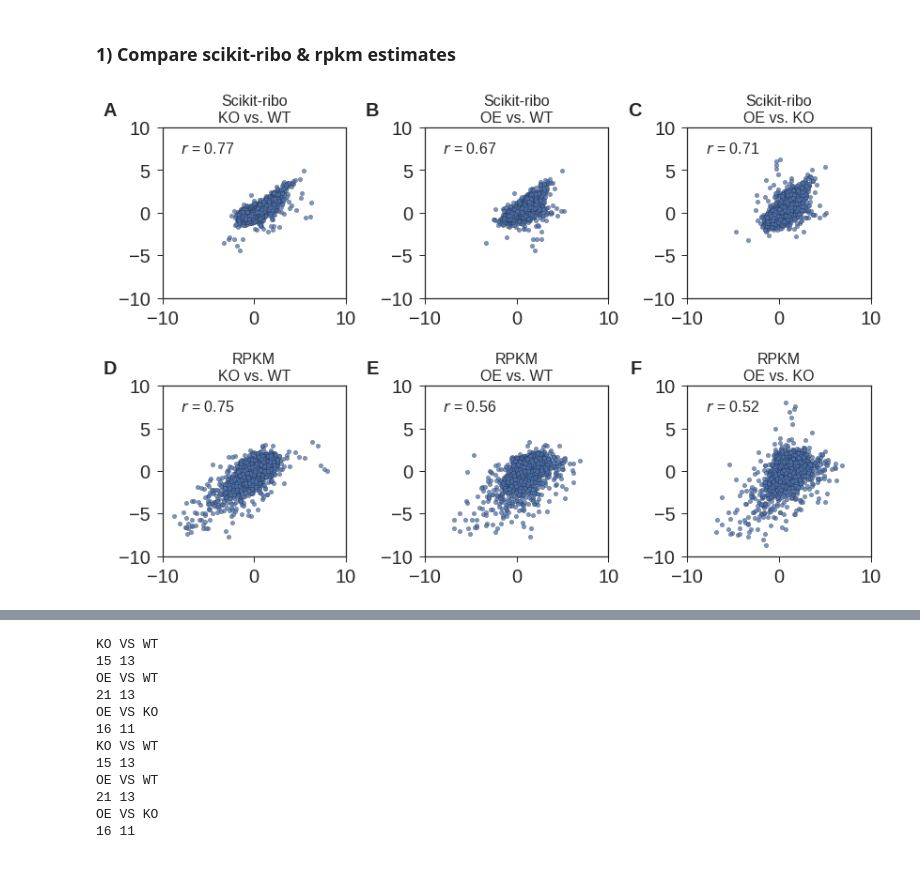
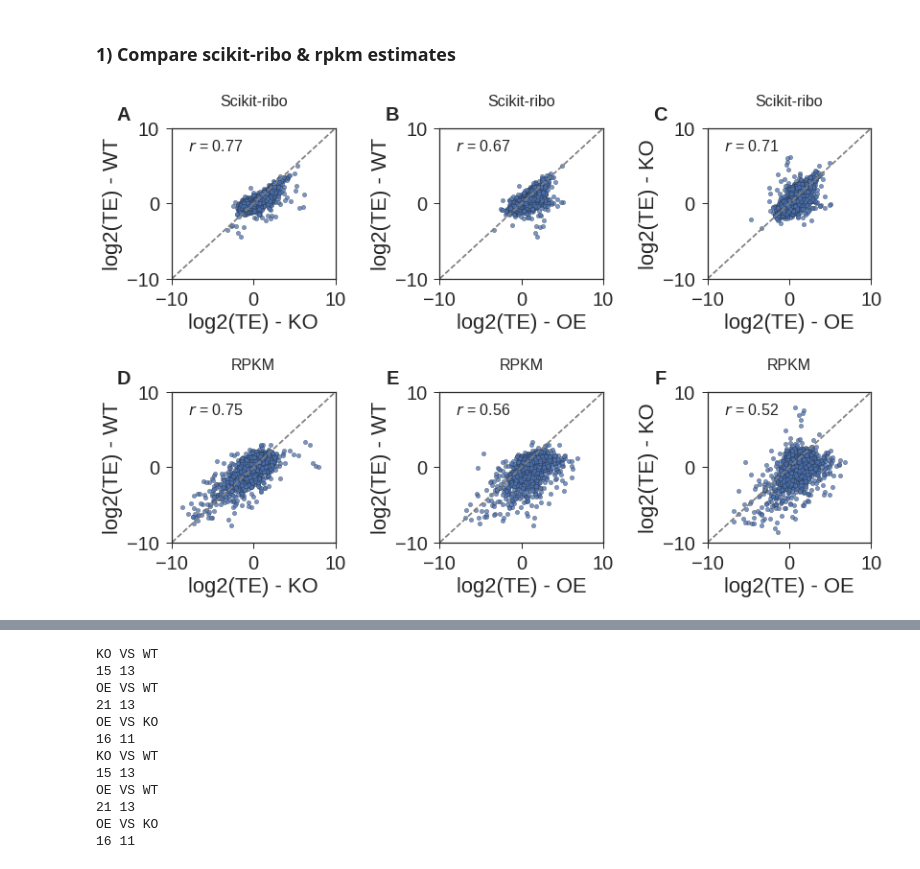
Before and after one commit to schatzlab/scikit-ribo_manuscript, a Jupyter notebook: iPythonNB/Dhh1 analysis.ipynb, the cells around one changed output, grey strips where cells are left out. Drawn from its saved outputs; the diff is of its cells as text; code cells hidden in the pictures.

```diff
--- a/iPythonNB/Dhh1 analysis.ipynb
+++ b/iPythonNB/Dhh1 analysis.ipynb
@@ -93,6 +91,9 @@ for i, label in enumerate(('A', 'B')):
     ax.text(-5, 5, r"$r$ = " + str(corr))
     ax.text(-0.2, 1.15, label, transform=ax.transAxes, fontsize=20, fontweight='bold', va='top', ha='right')
     ax.set_title(title)
+    ax.set_ylabel('log2(TE) - rep1')
+    ax.set_xlabel("log2(TE) - rep2")
+    ax.plot([-7.5,7.5], [-7.5,7.5], ls="dashed", color='gray')
 
 for i, label in enumerate(('C', 'D')):
     idx = i + 1
@@ -107,6 +108,9 @@ for i, label in enumerate(('C', 'D')):
     ax.text(-5, 5, r"$r$ = " + str(corr))
     ax.text(-0.2, 1.15, label, transform=ax.transAxes, fontsize=20, fontweight='bold', va='top', ha='right')
     ax.set_title(title)
+    ax.set_ylabel('log2(TE) - rep1')
+    ax.set_xlabel("log2(TE) - rep2")
+    ax.plot([-7.5,7.5], [-7.5,7.5], ls="dashed", color='gray')
 
 plt.tight_layout()
 plt.savefig("../Figures/Supplemental/FigureS7_TE_rep_corr.pdf")
@@ -120,7 +124,7 @@ fig = plt.figure(figsize=(8, 8))
 for i, label in enumerate(('A', 'B', 'C')):
     idx = i + 1
     sample=samples[i]
-    title = sample + " - rep1 vs rep2"
+    title = sample + ""
     df = DFs["codon_" + sample]
     corr = round(pearsonr(df["codon_dwell_time_rep1"], df["codon_dwell_time_rep2"])[0], 2)
     ax = plt.subplot(2, 2, idx)
@@ -130,6 +134,10 @@ for i, label in enumerate(('A', 'B', 'C')):
     ax.text(0.5, 3.5, r"$r$ = " + str(corr))
     ax.text(-0.1, 1.15, label, transform=ax.transAxes, fontsize=20, fontweight='bold', va='top', ha='right')
     ax.set_title(title)
+    ax.set_ylabel('Relative DT - rep1')
+    ax.set_xlabel("Relative DT - rep2")
+    ax.plot([0,5], [0,5], ls="dashed", color='gray')
+
 plt.tight_layout()
 plt.savefig("../Figures/Supplemental/FigureS8_codon_rep_corr.pdf")
 # %% [output]
@@ -136,0 +145,9 @@ plt.savefig("../Figures/Supplemental/FigureS8_codon_rep_corr.pdf")
+# %%
+for sample in samples:
+    df = DFs["codon_" + sample]
+    DT_min, DT_max = np.min((df["codon_dwell_time_rep1"] + df["codon_dwell_time_rep2"])/2), np.max((df["codon_dwell_time_rep1"] + df["codon_dwell_time_rep2"])/2)
+    DT_range = DT_max - DT_min
+    DT_sd = np.std((df["codon_dwell_time_rep1"] + df["codon_dwell_time_rep2"])/2)
+    print(sample)
+    print("range:", round(DT_range,2))
+    print("sd:", round(DT_sd,2))
@@ -200,29 +227,32 @@ for prefix in prefixes:
 # %%
 # plot TE correlation
 fig = plt.figure(figsize=(12, 8))
 i = 0
 for prefix in prefixes:
     for comparison in comparisons:
         fig_idx = strings[i]
         l, r = comparison
         data_prefix = prefix + l + "_VS_" + r
         idx = i + 1
         tool = "Scikit-ribo\n" if prefix == "skr_" else "RPKM\n"
         title = tool + l + " vs. " + r
         df = DFs[data_prefix]
         corr = round(pearsonr(df["log2_TE_" + l], df["log2_TE_" + r])[0], 2)
         ax = plt.subplot(2, 3, idx)
         ax.scatter(x="log2_TE_" + l, y="log2_TE_" + r, data=df, alpha=0.75, edgecolor="k", s=20)
         plt.xlim(-10, 10)
         plt.ylim(-10, 10)
         ax.text(-8, 7, r"$r$ = " + str(corr) , fontsize=16)
         ax.text(-0.25, 1.15, fig_idx, transform=ax.transAxes, fontsize=20, fontweight='bold', va='top', ha='right')
-        ax.set_title(title, fontsize=16)
+        ax.set_title(tool, fontsize=16)
+        ax.set_ylabel('log2(TE) - ' +r)
+        ax.set_xlabel("log2(TE) - " +l)
+        ax.plot([-10,10], [-10,10], ls="dashed", color='gray')
         i += 1
 plt.tight_layout()
-plt.savefig("../Figures/Supplemental/FigureS8_TE_strains.pdf")
+plt.savefig("../Figures/Supplemental/FigureS9_TE_strains.pdf")
 # %% [output]
-[figure, old version]
+[figure, new version]
 # %%
 # tail genes comparison
 tails_dic = {}
```
Also changed, not shown: parts of 24 cells of this notebook, 1 other file.
